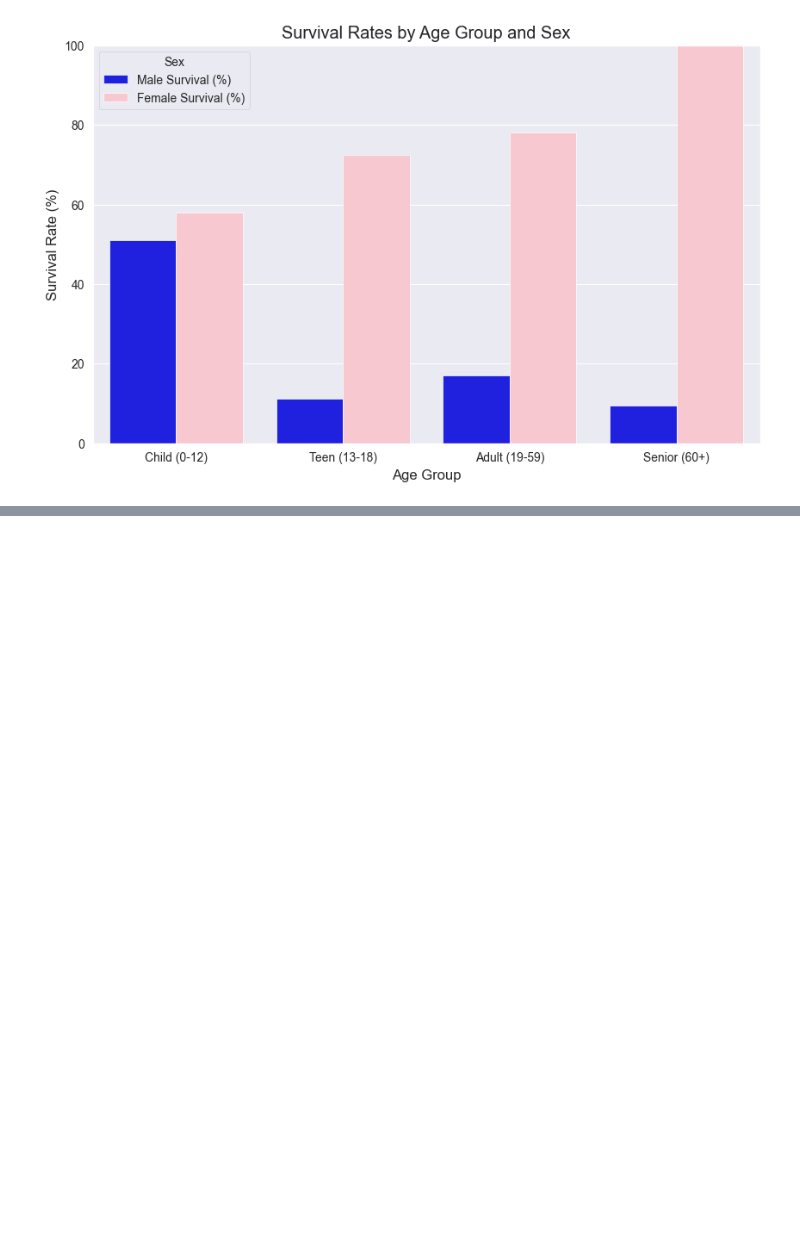
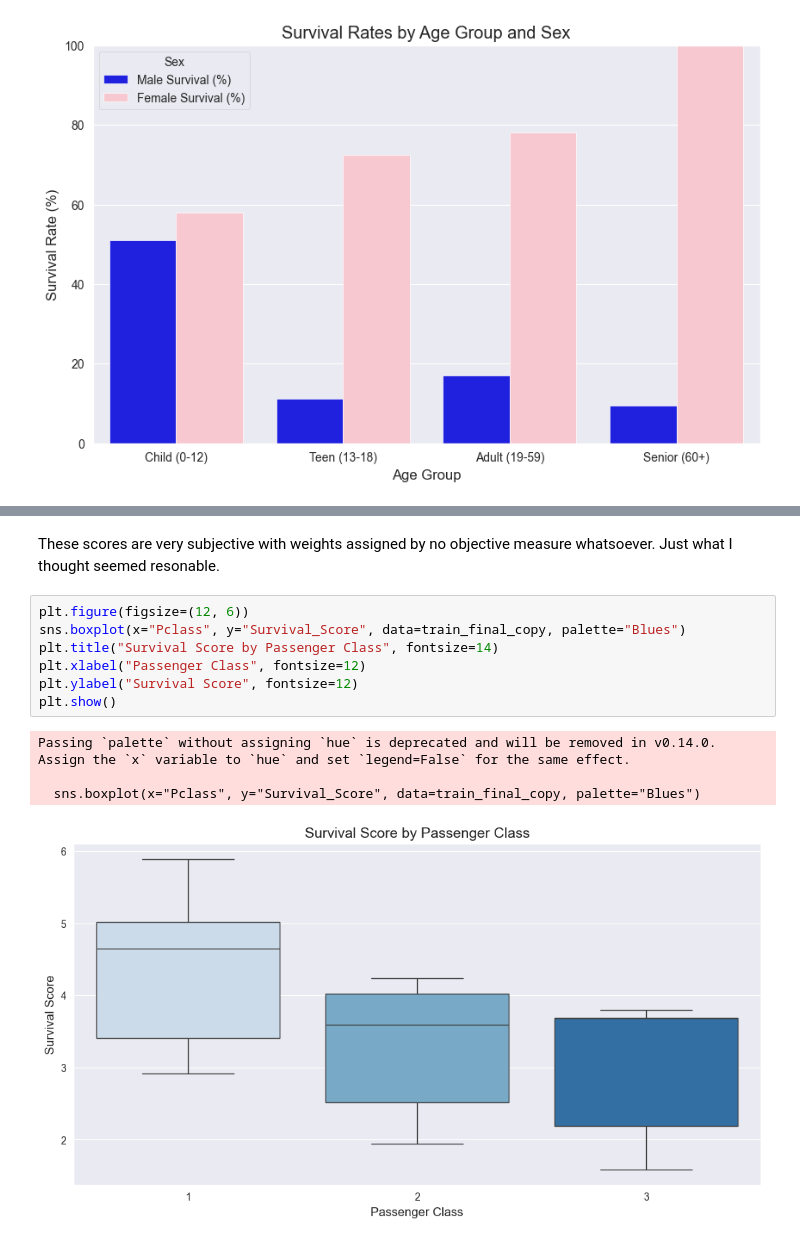
Before and after one commit to scottmr007/Titanic_EDA, a Jupyter notebook: Titanice_EDA.ipynb, the cells around one changed output, grey strips where cells are left out. Cells and saved outputs as stored; diff of their text form; blank space fills up the shorter version.

```diff
--- a/Titanice_EDA.ipynb
+++ b/Titanice_EDA.ipynb
@@ -672,0 +769,14 @@ plt.show()
+# %% [markdown]
+These scores are very subjective with weights assigned by no objective measure whatsoever. Just what I thought seemed resonable.
+# %%
+plt.figure(figsize=(12, 6))
+sns.boxplot(x="Pclass", y="Survival_Score", data=train_final_copy, palette="Blues")
+plt.title("Survival Score by Passenger Class", fontsize=14)
+plt.xlabel("Passenger Class", fontsize=12)
+plt.ylabel("Survival Score", fontsize=12)
+plt.show()
+# %% [output]
+Passing `palette` without assigning `hue` is deprecated and will be removed in v0.14.0. Assign the `x` variable to `hue` and set `legend=False` for the same effect.
+
+  sns.boxplot(x="Pclass", y="Survival_Score", data=train_final_copy, palette="Blues")
+[figure, added]
```
Also changed, not shown: parts of 11 cells of this notebook.
